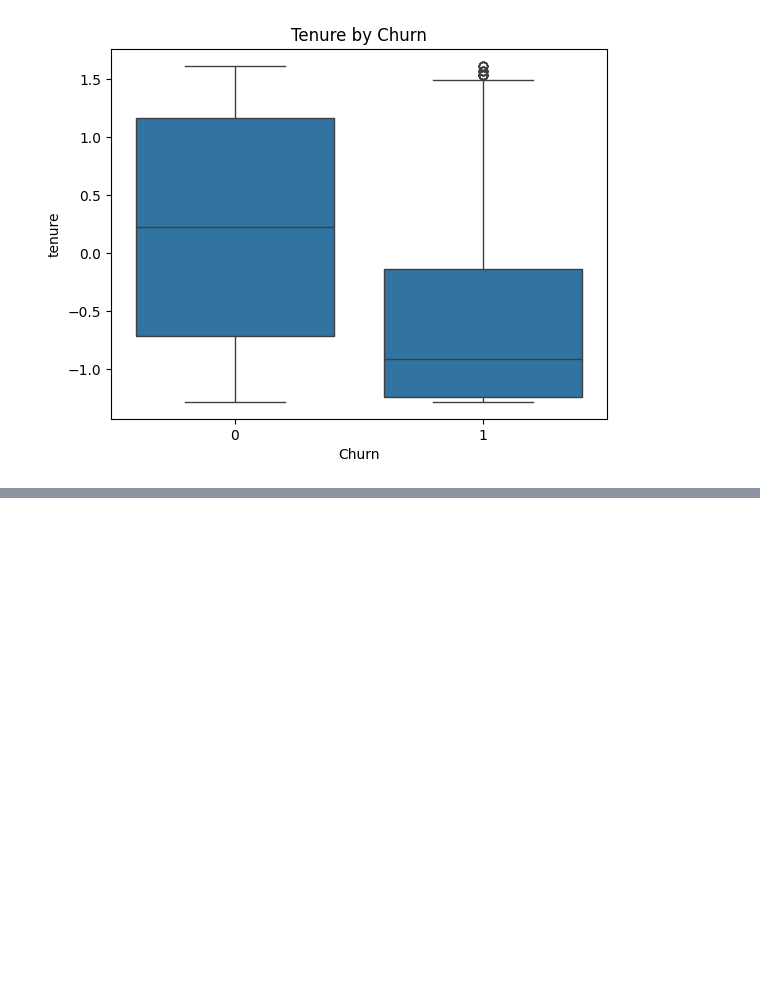
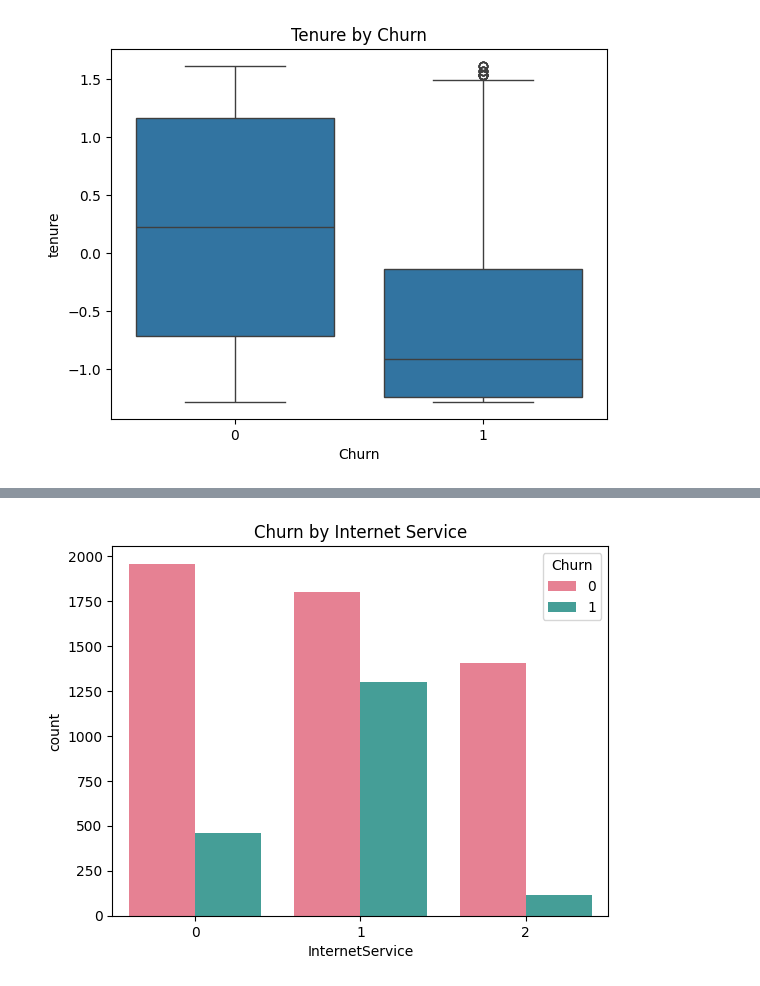
Before and after one commit to Kumud95/Customer-Churn-Analysis-for-a-Telecom-Company-week-1, a Jupyter notebook: Week_1_EDA/churn_analysis_week1.ipynb, the cells around one changed output, grey strips where cells are left out. Saved outputs shown, nothing was run; the diff lists cells and outputs as text; code cells hidden in the pictures; blank space fills up the shorter version.

```diff
--- a/Week_1_EDA/churn_analysis_week1.ipynb
+++ b/Week_1_EDA/churn_analysis_week1.ipynb
@@ -47,0 +61,6 @@ plt.show()
+# %%
+sns.countplot(data=df, x='InternetService', hue='Churn', palette='husl')
+plt.title('Churn by Internet Service')
+plt.show()
+# %% [output]
+[figure, added]
```
Also changed, not shown: parts of 4 cells of this notebook.
